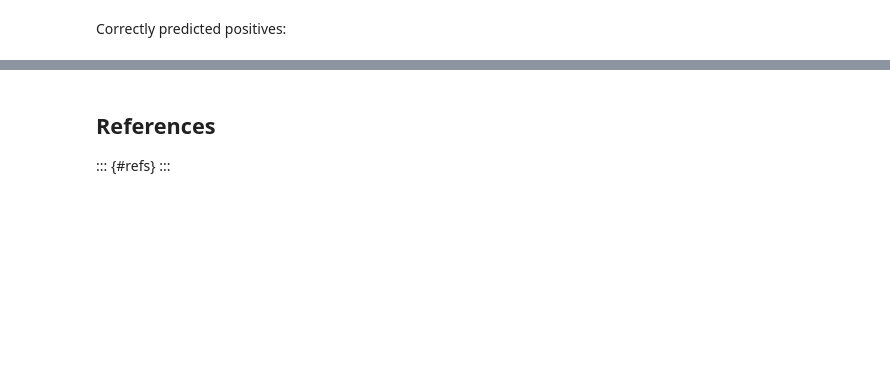
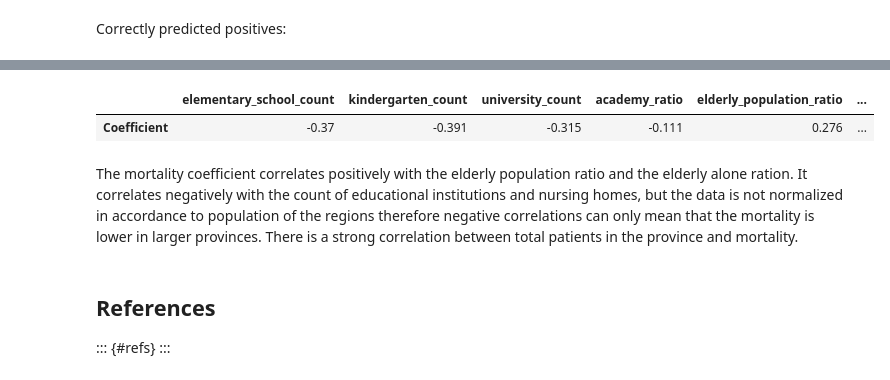
Before and after one commit to gediminas-skvarnavicius/s-korea-covid-19-analysis, a Jupyter notebook: analysis.ipynb, the cells around one changed output, grey strips where cells are left out. Drawn from its saved outputs; the diff is of its cells as text; code cells hidden in the pictures; blank space fills up the shorter version.

Commit message:
Coefficient-region correlations

```diff
--- a/analysis.ipynb
+++ b/analysis.ipynb
@@ -1044,3 +1062,15 @@ data['Region'].loc[data['Region']['province'].isin(['Daegu','Gyeonggi-do'])]
+# %%
+province_info=data['Region'].loc[data['Region']['province']==data['Region']['city']]
+province_info=province_info.drop(['latitude','longitude','city','code'],axis=1)
+province_info=pd.merge(province_info,patient_mortality_coefficients,left_on='province',right_on='Feature').drop('Feature',axis=1)
+patients_by_province=case_filled.groupby('province')['confirmed'].agg('sum').rename('Confirmed patients').to_frame()
+province_info=pd.merge(province_info,patients_by_province,left_on='province', right_index=True)
+province_info.corr(numeric_only=True)['Coefficient'].to_frame().T
+# %% [output]
+|  | elementary_school_count | kindergarten_count | university_count | academy_ratio | elderly_population_ratio | ... |
+| Coefficient | -0.37 | -0.391 | -0.315 | -0.111 | 0.276 | ... |
+# %% [markdown]
+The mortality coefficient correlates positively with the elderly population ratio and the elderly alone ration. It correlates negatively with the count of educational institutions and nursing homes, but the data is not normalized in accordance to population of the regions therefore negative correlations can only mean that the mortality is lower in larger provinces. There is a strong correlation between total patients in the province and mortality.
 # %% [markdown]
 ## References
 
```
Also changed, not shown: parts of 24 cells of this notebook, 1 other file.
